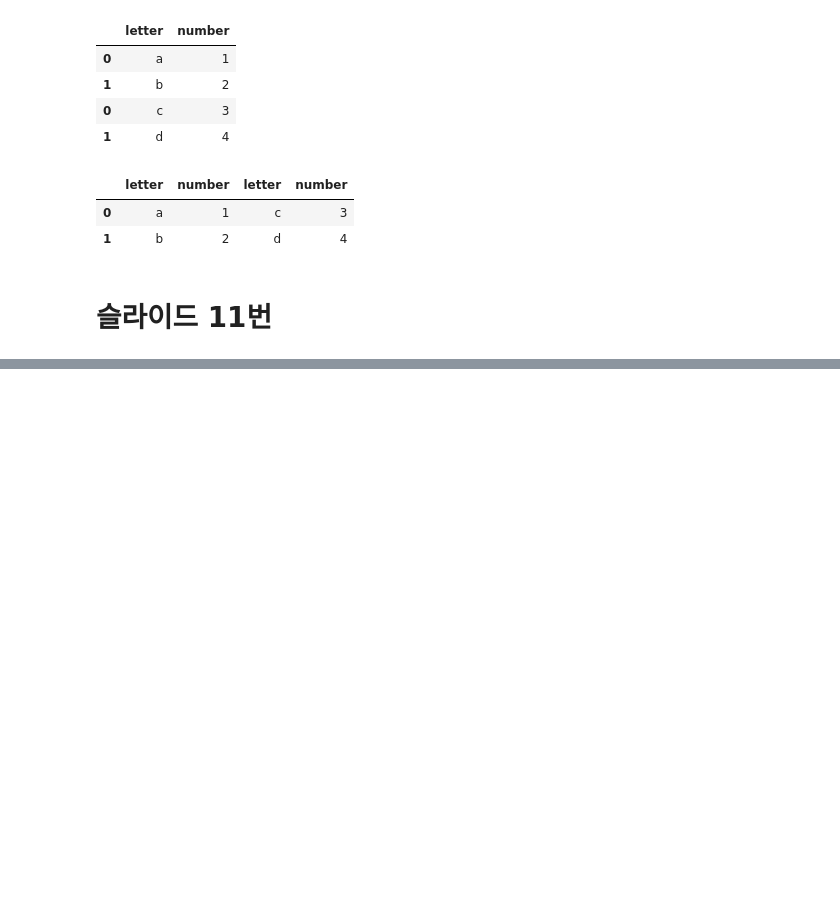
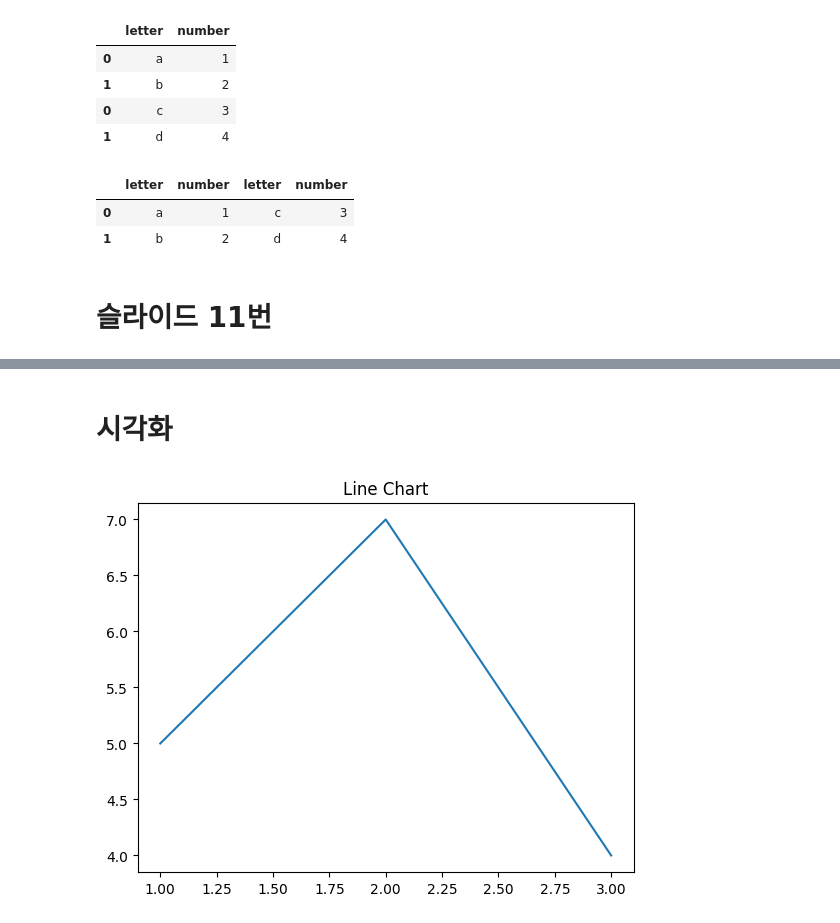
Before and after one commit to denverkim/WEBCRAWLING, a Jupyter notebook: LAB5.ipynb, the cells around one changed output, grey strips where cells are left out. Saved outputs shown, nothing was run; the diff lists cells and outputs as text; code cells hidden in the pictures; blank space fills up the shorter version.

```diff
--- a/LAB5.ipynb
+++ b/LAB5.ipynb
@@ -168,0 +225,11 @@ pd.merge(df1, df2, on='name', how='right')
+# %% [markdown]
+# 시각화
+# %%
+# 선그래프
+import matplotlib.pyplot as plt
+
+plt.plot([1,2,3], [5,7,4])
+plt.title('Line Chart')
+plt.show()
+# %% [output]
+[figure, added]
```
Also changed, not shown: parts of 11 cells of this notebook.
